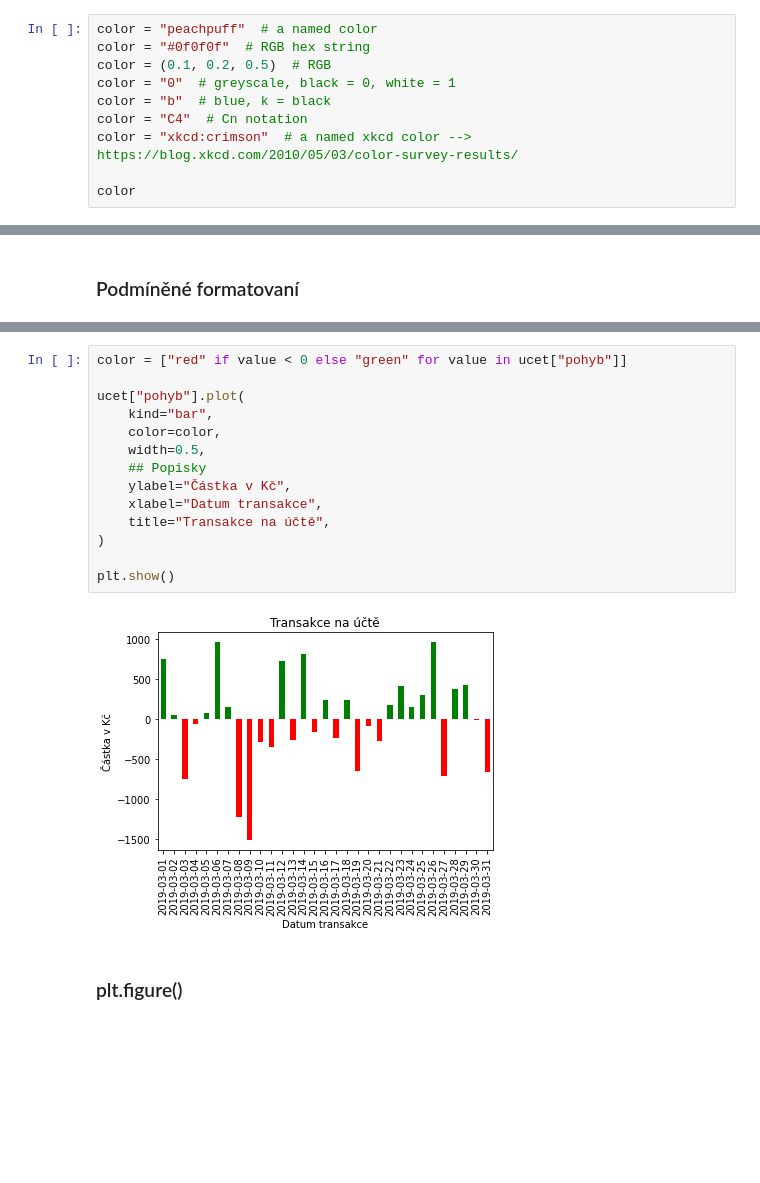
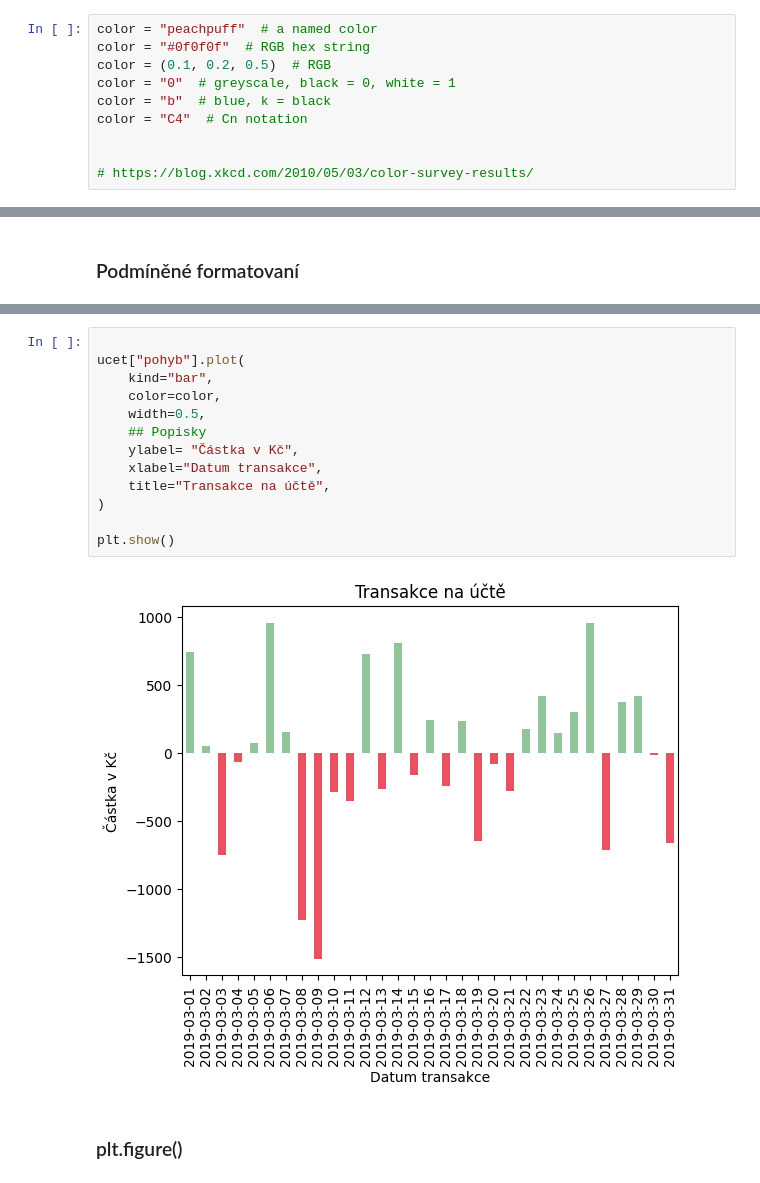
Before and after one commit to JankaMarschalkova/python-podzim-pondeli-2023, a Jupyter notebook: notebook/lekce-10/vizualizace.ipynb, the cells around one changed output, grey strips where cells are left out. Cells and saved outputs as stored; diff of their text form; blank space fills up the shorter version.

```diff
--- a/notebook/lekce-10/vizualizace.ipynb
+++ b/notebook/lekce-10/vizualizace.ipynb
@@ -59,6 +81,6 @@ color = (0.1, 0.2, 0.5)  # RGB
 color = "0"  # greyscale, black = 0, white = 1
 color = "b"  # blue, k = black
 color = "C4"  # Cn notation
-color = "xkcd:crimson"  # a named xkcd color --> https://blog.xkcd.com/2010/05/03/color-survey-results/
 
-color
+
+# https://blog.xkcd.com/2010/05/03/color-survey-results/
@@ -69,19 +94,18 @@ color
 # %%
-color = ["red" if value < 0 else "green" for value in ucet["pohyb"]]
 
 ucet["pohyb"].plot(
     kind="bar",
     color=color,
     width=0.5,
     ## Popisky
-    ylabel="Částka v Kč",
+    ylabel= "Částka v Kč",
     xlabel="Datum transakce",
     title="Transakce na účtě",
 )
 
 plt.show()
 # %% [output]
-[figure, old version]
+[figure, new version]
 # %% [markdown]
 ### plt.figure()
 # %%
```
Also changed, not shown: parts of 16 cells of this notebook, 3 other files.
